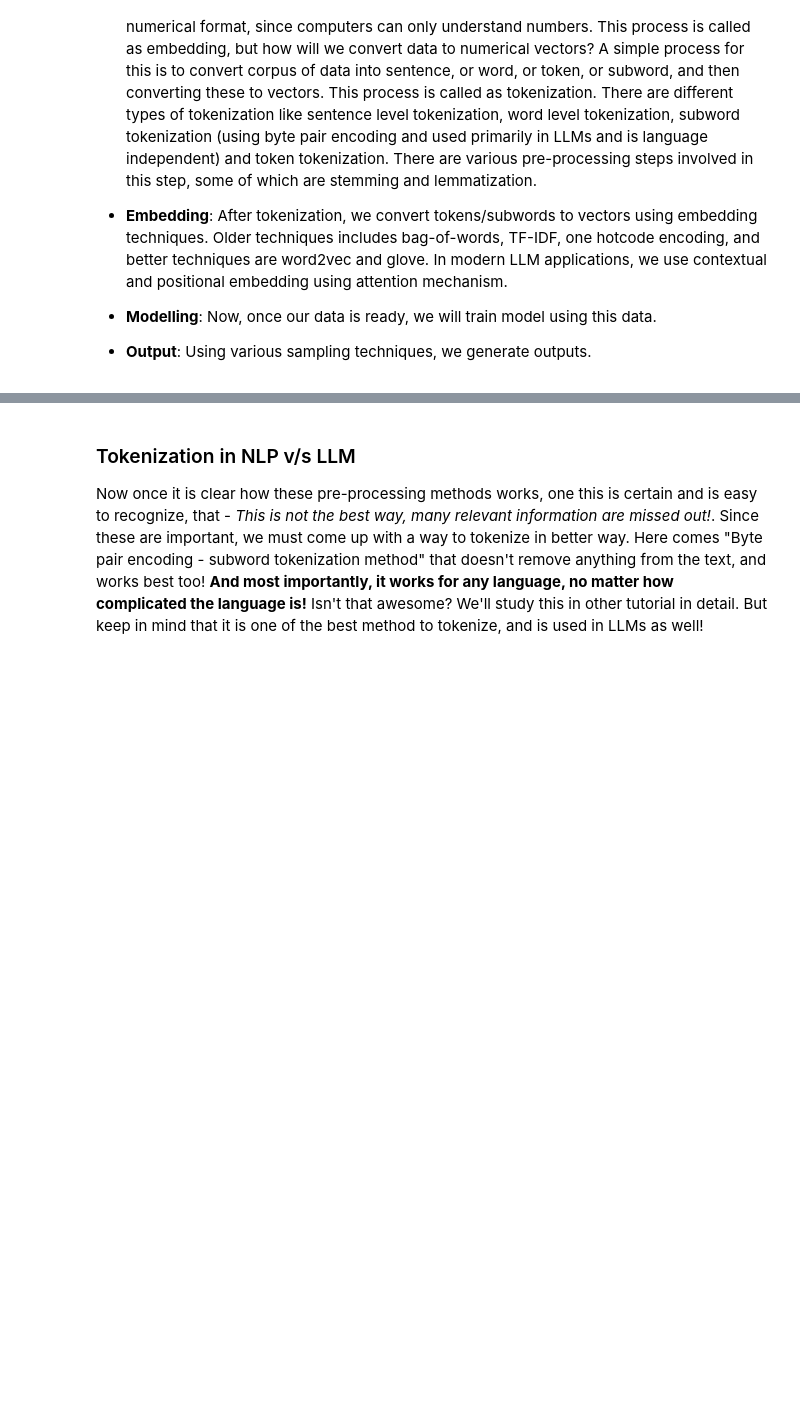
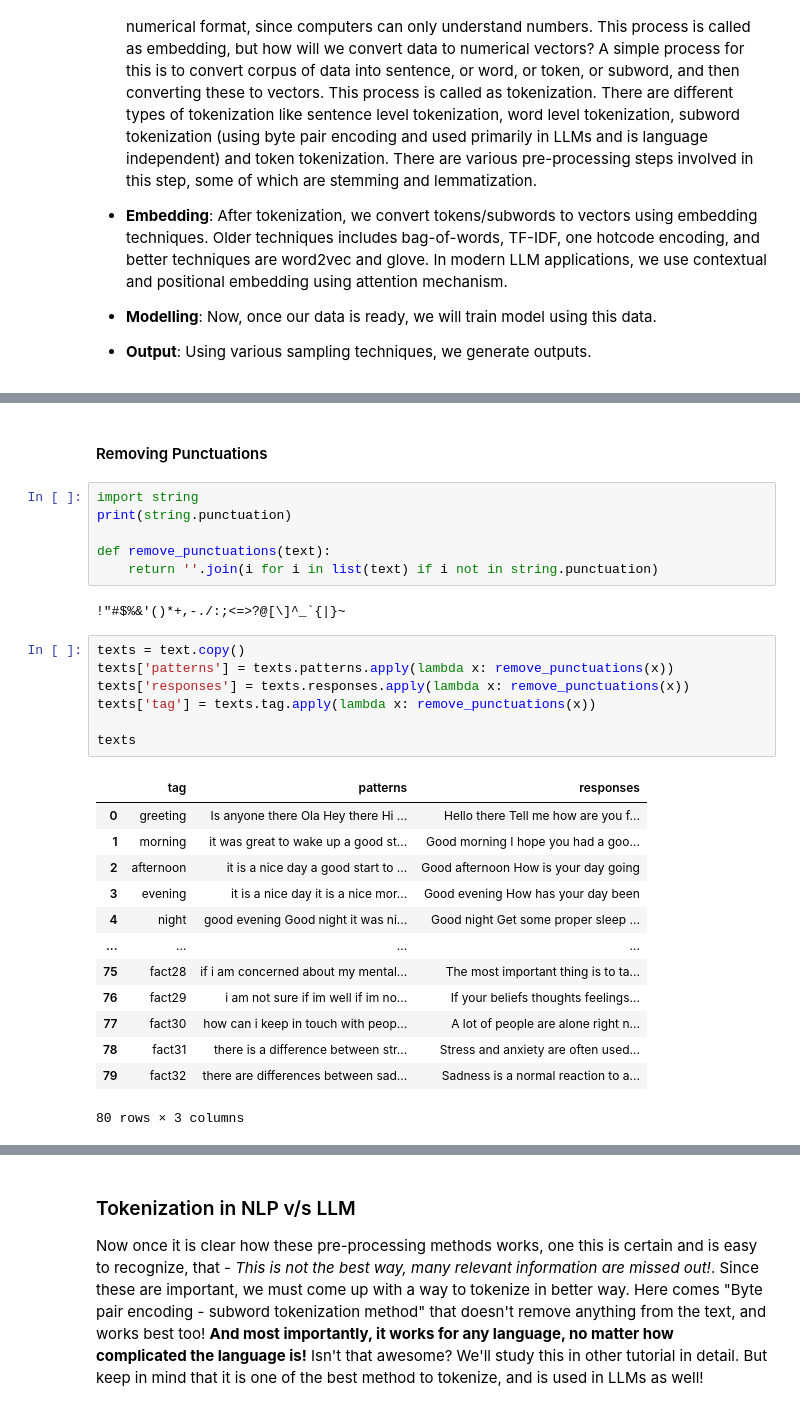
Before and after one commit to Harsh-Agarwals/NLP, a Jupyter notebook: Codes/tokenizers/basic_tokenizers.ipynb, the cells around one changed output, grey strips where cells are left out. Drawn from its saved outputs; the diff is of its cells as text; blank space fills up the shorter version.

```diff
--- a/Codes/tokenizers/basic_tokenizers.ipynb
+++ b/Codes/tokenizers/basic_tokenizers.ipynb
@@ -87,0 +212,31 @@ import numpy as np
+# %% [markdown]
+#### Removing Punctuations
+# %%
+import string
+print(string.punctuation)
+
+def remove_punctuations(text):
+    return ''.join(i for i in list(text) if i not in string.punctuation)
+# %% [output]
+!"#$%&'()*+,-./:;<=>?@[\]^_`{|}~
+# %%
+texts = text.copy()
+texts['patterns'] = texts.patterns.apply(lambda x: remove_punctuations(x))
+texts['responses'] = texts.responses.apply(lambda x: remove_punctuations(x))
+texts['tag'] = texts.tag.apply(lambda x: remove_punctuations(x))
+
+texts
+# %% [output]
+|  | tag | patterns | responses |
+| 0 | greeting | Is anyone there Ola Hey there Hi ... | Hello there Tell me how are you f... |
+| 1 | morning | it was great to wake up a good st... | Good morning I hope you had a goo... |
+| 2 | afternoon | it is a nice day a good start to ... | Good afternoon How is your day going |
+| 3 | evening | it is a nice day it is a nice mor... | Good evening How has your day been |
+| 4 | night | good evening Good night it was ni... | Good night Get some proper sleep ... |
+| ... | ... | ... | ... |
+| 75 | fact28 | if i am concerned about my mental... | The most important thing is to ta... |
+| 76 | fact29 | i am not sure if im well if im no... | If your beliefs thoughts feelings... |
+| 77 | fact30 | how can i keep in touch with peop... | A lot of people are alone right n... |
+| 78 | fact31 | there is a difference between str... | Stress and anxiety are often used... |
+| 79 | fact32 | there are differences between sad... | Sadness is a normal reaction to a... |
+80 rows × 3 columns
```
Also changed, not shown: parts of 33 cells of this notebook.
